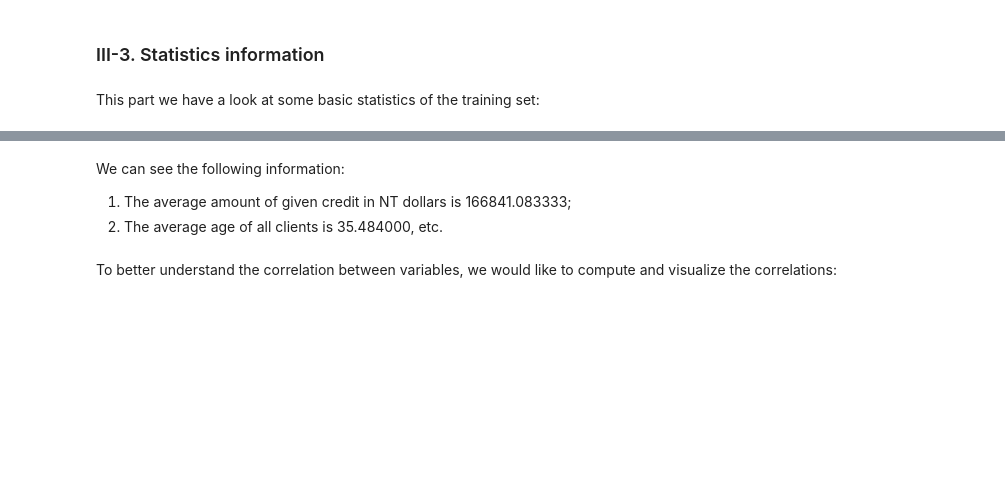
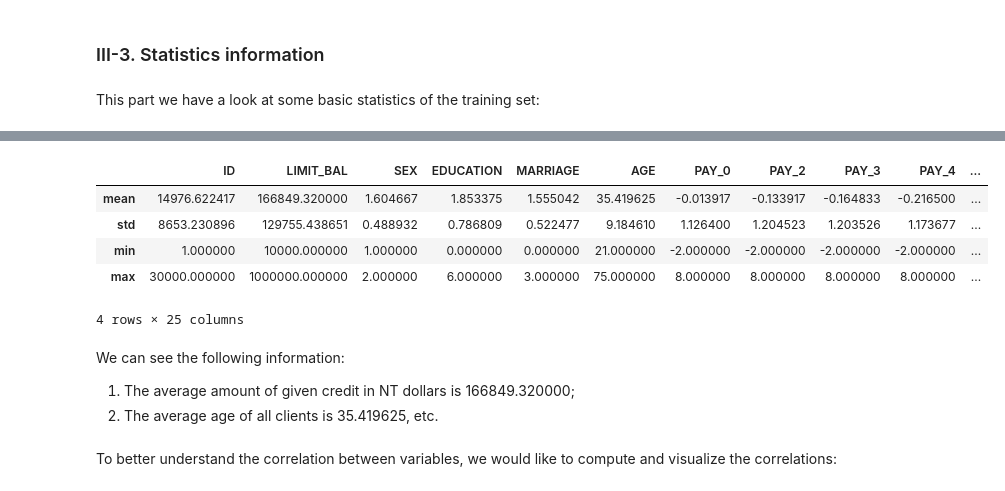
Before and after one commit to hmartin11/DSCI-310-Group-4, a Jupyter notebook: data_analysis.ipynb, the cells around one changed output, grey strips where cells are left out. Cells and saved outputs as stored; diff of their text form; code cells hidden in the pictures; blank space fills up the shorter version.

Commit message:
Embedded preprocess and summary_stat function to the analysis

```diff
--- a/data_analysis.ipynb
+++ b/data_analysis.ipynb
@@ -65,15 +70,7 @@ df = pd.read_csv("data/default_of_credit_card_clients.csv", skiprows=1)
 # %%
-random.seed()
+train_df, test_df = pp.preprocess(df, 0.8, 200)
 
-# rename column to get rid of spaces
-
-df.rename(columns = {"default payment next month":"default_payment"}, inplace = True)
-
-
-# split into test and training set
-
-train_df, test_df = train_test_split(df, test_size=0.2)
-
+# split into training and testing set for x and y
 X_train, y_train = (train_df.drop(columns=["default_payment"]),
                    train_df["default_payment"])
 
@@ -136,4 +133,4 @@ Great! The dataset is super clean, and no missing value is found.
 # %% [markdown]
 This part we have a look at some basic statistics of the training set:
 # %%
-train_df.describe()
+summary = ss.get_summary_stats(train_df)
@@ -151,7 +137,16 @@ train_df.describe()
+# %%
+summary
+# %% [output]
+|  | ID | LIMIT_BAL | SEX | EDUCATION | MARRIAGE | AGE | PAY_0 | PAY_2 | PAY_3 | PAY_4 | ... |
+| mean | 14976.622417 | 166849.320000 | 1.604667 | 1.853375 | 1.555042 | 35.419625 | -0.013917 | -0.133917 | -0.164833 | -0.216500 | ... |
+| std | 8653.230896 | 129755.438651 | 0.488932 | 0.786809 | 0.522477 | 9.184610 | 1.126400 | 1.204523 | 1.203526 | 1.173677 | ... |
+| min | 1.000000 | 10000.000000 | 1.000000 | 0.000000 | 0.000000 | 21.000000 | -2.000000 | -2.000000 | -2.000000 | -2.000000 | ... |
+| max | 30000.000000 | 1000000.000000 | 2.000000 | 6.000000 | 3.000000 | 75.000000 | 8.000000 | 8.000000 | 8.000000 | 8.000000 | ... |
+4 rows × 25 columns
 # %% [markdown]
 We can see the following information:
-1. The average amount of given credit in NT dollars is 166841.083333;
-2. The average age of all clients is 35.484000, etc.
+1. The average amount of given credit in NT dollars is 166849.320000;
+2. The average age of all clients is 35.419625, etc.
 # %% [markdown]
 To better understand the correlation between variables, we would like to compute and visualize the correlations:
 # %%
```
Also changed, not shown: parts of 3 cells of this notebook.
